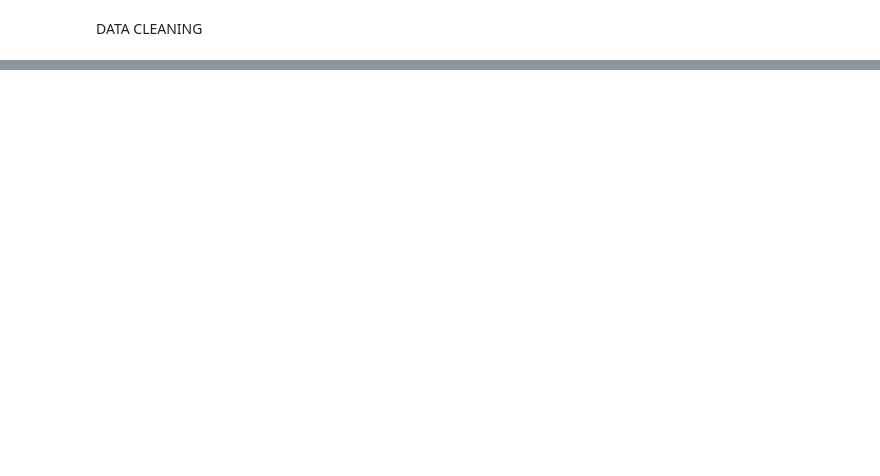
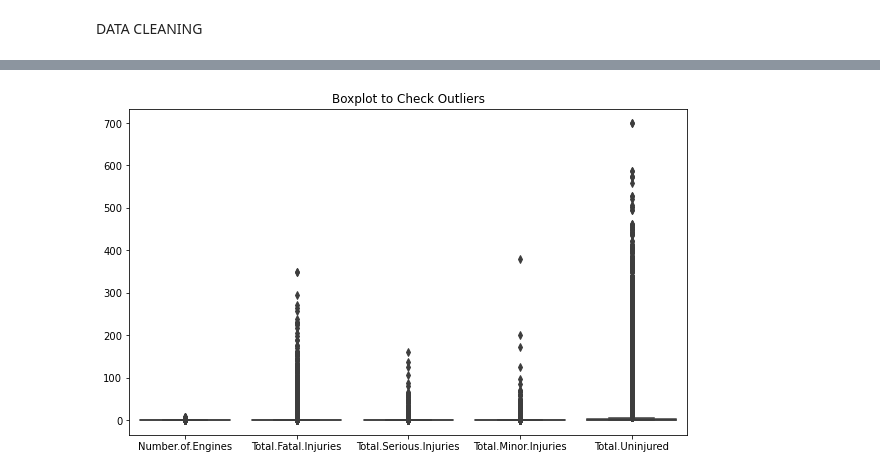
Before and after one commit to Abishang21/Aircraft-Risks-Analysis, a Jupyter notebook: index.ipynb, the cells around one changed output, grey strips where cells are left out. Drawn from its saved outputs; the diff is of its cells as text; code cells hidden in the pictures; blank space fills up the shorter version.

Commit message:
Cleaned data: handled missing values, converted dates, removed outliers

```diff
--- a/index.ipynb
+++ b/index.ipynb
@@ -160,0 +225,16 @@ DATA CLEANING
+# %%
+#fill in the Nan Values in the numerical columns with the mean & Median depending on the skewness of the data
+
+
+numeric_columns= ["Number.of.Engines","Total.Fatal.Injuries","Total.Serious.Injuries","Total.Minor.Injuries","Total.Uninjured"]
+
+for col in numeric_columns:
+    mean = Aviation_1[col].mean()
+    median = Aviation_1[col].median()
+
+    if mean > median: #right skew
+        Aviation_1[col].fillna(median, inplace = True)
+    elif median > mean: #left skew
+        Aviation_1[col].fillna(median, inplace = True)
+    else:
+        Aviation_1[col].fillna(mean, inplace = True)#normal distribution
@@ -160,0 +259,4 @@ DATA CLEANING
+# %%
+#first estabish the categorical/non numeric columns
+categorical_columns = Aviation_1.select_dtypes(include = ["object"]).columns.tolist()#convert the dataframe to output list of the cols
+categorical_columns
@@ -160,0 +281,6 @@ DATA CLEANING
+# %%
+#fill in the Nan Values in the categorical columns with the most frequent value
+
+Aviation_1[categorical_columns] = Aviation_1[categorical_columns].apply(lambda x: x.fillna(x.mode().iloc[0]))
+
+# fill with the first most frequent value
@@ -160,0 +308,5 @@ DATA CLEANING
+# %%
+#3.Format datatypes
+#Publication.Date  from object to date dtype
+
+Aviation_1["Publication.Date"] = pd.to_datetime(Aviation_1["Publication.Date"])
@@ -160,0 +333,9 @@ DATA CLEANING
+# %%
+#4. Check Outliers
+
+plt.figure(figsize=(10,6))
+sns.boxplot(data = Aviation_1[numeric_columns])
+plt.title("Boxplot to Check Outliers")
+plt.show()
+# %% [output]
+[figure, added]
```
Also changed, not shown: parts of 19 cells of this notebook.
